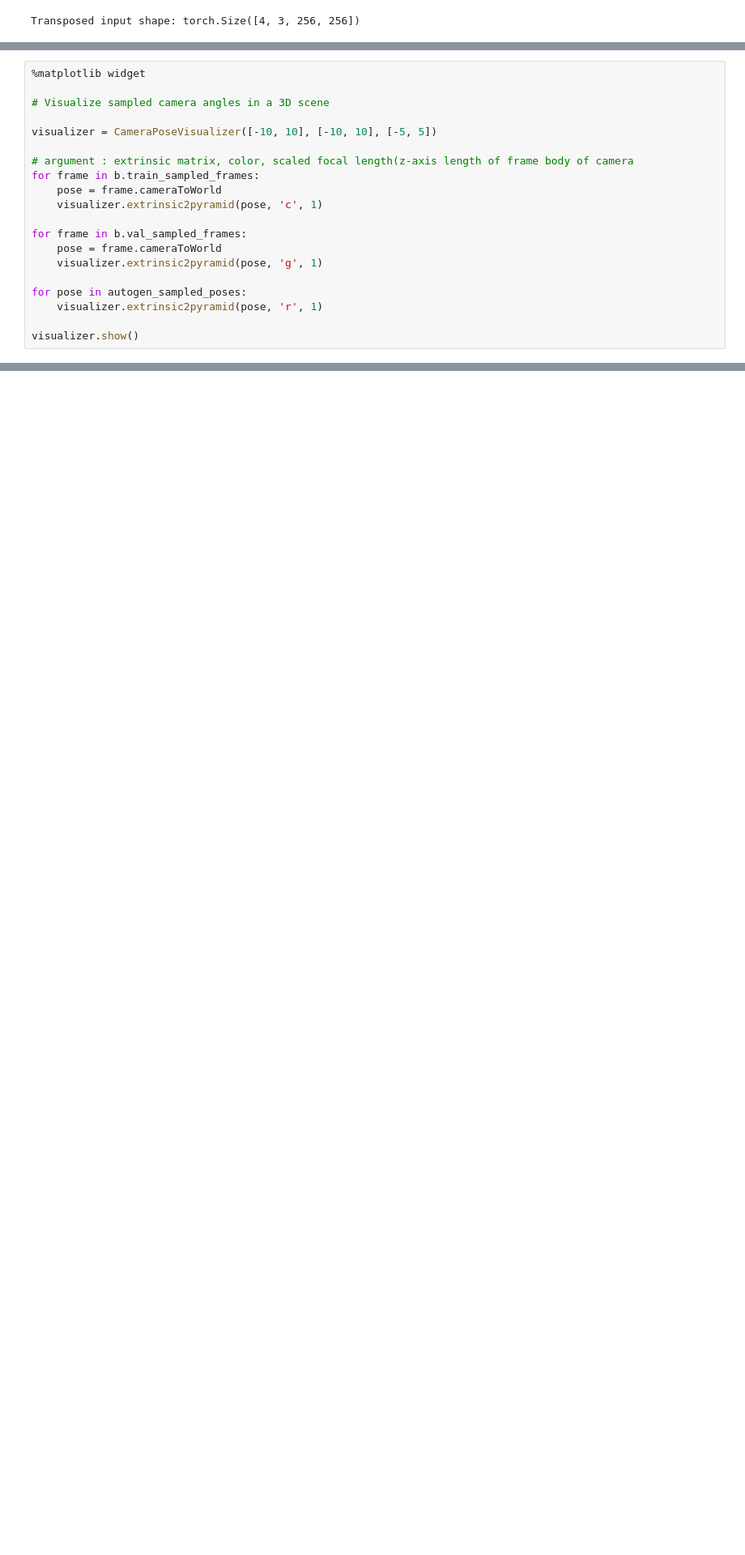
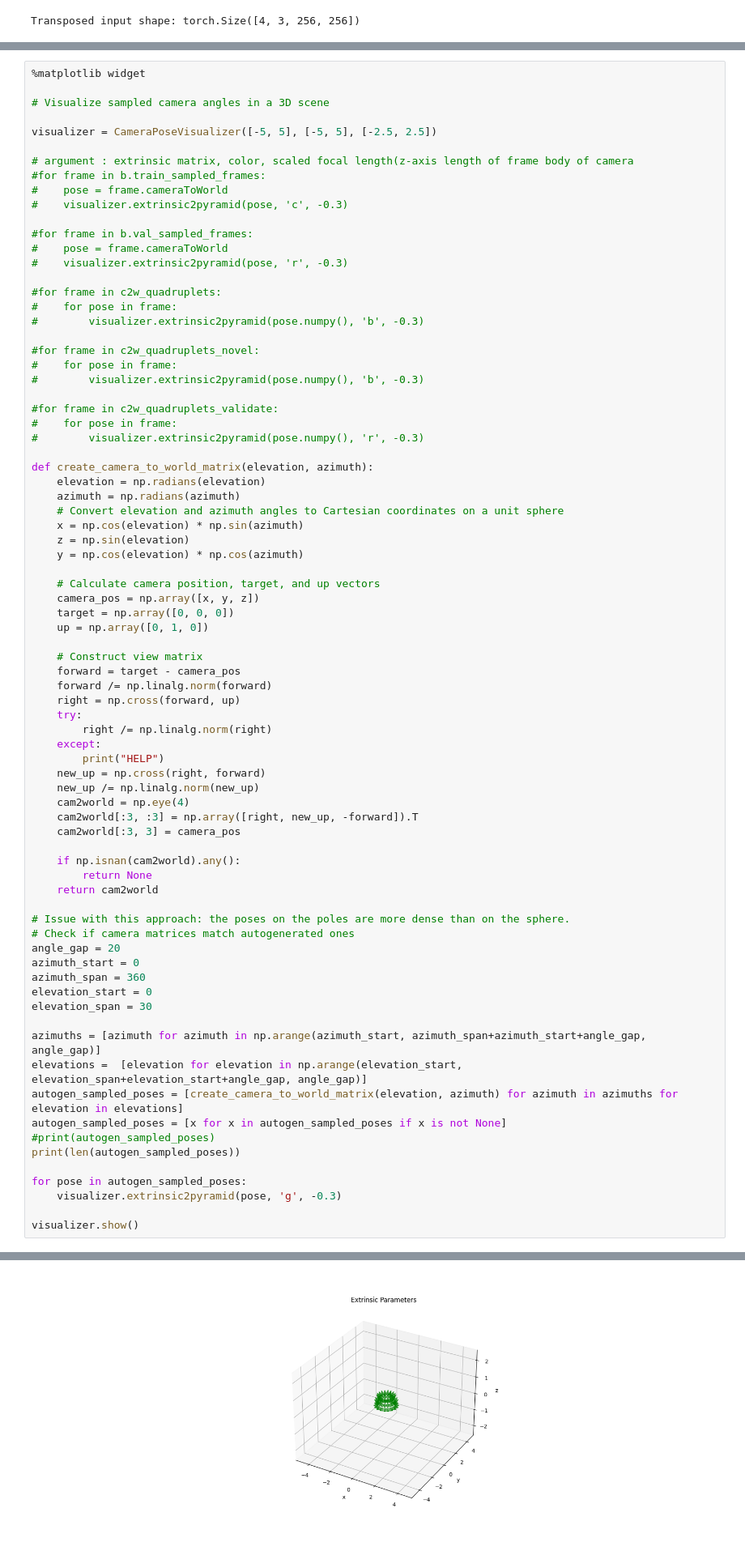
Before and after one commit to murlock1000/MVDreamInpaint, a Jupyter notebook: scripts/MVDream_Experiments.ipynb, the cells around one changed output, grey strips where cells are left out. Shown at 81% size. Cells and saved outputs as stored; diff of their text form; blank space fills up the shorter version.

```diff
--- a/scripts/MVDream_Experiments.ipynb
+++ b/scripts/MVDream_Experiments.ipynb
@@ -265,23 +355,3 @@ class CameraPoseVisualizer:
     def show(self):
         plt.title('Extrinsic Parameters')
         plt.show()
-# %%
-%matplotlib widget
-
-# Visualize sampled camera angles in a 3D scene
-
-visualizer = CameraPoseVisualizer([-10, 10], [-10, 10], [-5, 5])
-
-# argument : extrinsic matrix, color, scaled focal length(z-axis length of frame body of camera
-for frame in b.train_sampled_frames:
-    pose = frame.cameraToWorld
-    visualizer.extrinsic2pyramid(pose, 'c', 1)
-
-for frame in b.val_sampled_frames:
-    pose = frame.cameraToWorld
-    visualizer.extrinsic2pyramid(pose, 'g', 1)
-
-for pose in autogen_sampled_poses:
-    visualizer.extrinsic2pyramid(pose, 'r', 1)
-
-visualizer.show()
@@ -290,0 +377,79 @@ initialize camera pose visualizer
+# %%
+%matplotlib widget
+
+# Visualize sampled camera angles in a 3D scene
+
+visualizer = CameraPoseVisualizer([-5, 5], [-5, 5], [-2.5, 2.5])
+
+# argument : extrinsic matrix, color, scaled focal length(z-axis length of frame body of camera
+#for frame in b.train_sampled_frames:
+#    pose = frame.cameraToWorld
+#    visualizer.extrinsic2pyramid(pose, 'c', -0.3)
+
+#for frame in b.val_sampled_frames:
+#    pose = frame.cameraToWorld
+#    visualizer.extrinsic2pyramid(pose, 'r', -0.3)
+
+#for frame in c2w_quadruplets:
+#    for pose in frame:
+#        visualizer.extrinsic2pyramid(pose.numpy(), 'b', -0.3)
+
+#for frame in c2w_quadruplets_novel:
+#    for pose in frame:
+#        visualizer.extrinsic2pyramid(pose.numpy(), 'b', -0.3)
+
+#for frame in c2w_quadruplets_validate:
+#    for pose in frame:
+#        visualizer.extrinsic2pyramid(pose.numpy(), 'r', -0.3)
+
+def create_camera_to_world_matrix(elevation, azimuth):
+    elevation = np.radians(elevation)
+    azimuth = np.radians(azimuth)
+    # Convert elevation and azimuth angles to Cartesian coordinates on a unit sphere
+    x = np.cos(elevation) * np.sin(azimuth)
+    z = np.sin(elevation)
+    y = np.cos(elevation) * np.cos(azimuth)
+
+    # Calculate camera position, target, and up vectors
+    camera_pos = np.array([x, y, z])
+    target = np.array([0, 0, 0])
+    up = np.array([0, 1, 0])
+
+    # Construct view matrix
+    forward = target - camera_pos
+    forward /= np.linalg.norm(forward)
+    right = np.cross(forward, up)
+    try:
+        right /= np.linalg.norm(right)
+    except:
+        print("HELP")
+    new_up = np.cross(right, forward)
+    new_up /= np.linalg.norm(new_up)
+    cam2world = np.eye(4)
+    cam2world[:3, :3] = np.array([right, new_up, -forward]).T
+    cam2world[:3, 3] = camera_pos
+
+    if np.isnan(cam2world).any():
+        return None
+    return cam2world
+
+# Issue with this approach: the poses on the poles are more dense than on the sphere.
+# Check if camera matrices match autogenerated ones
+angle_gap = 20
+azimuth_start = 0
+azimuth_span = 360
+elevation_start = 0
+elevation_span = 30
+
+azimuths = [azimuth for azimuth in np.arange(azimuth_start, azimuth_span+azimuth_start+angle_gap, angle_gap)]
+elevations =  [elevation for elevation in np.arange(elevation_start, elevation_span+elevation_start+angle_gap, angle_gap)]
+autogen_sampled_poses = [create_camera_to_world_matrix(elevation, azimuth) for azimuth in azimuths for elevation in elevations]
+autogen_sampled_poses = [x for x in autogen_sampled_poses if x is not None]
+#print(autogen_sampled_poses)
+print(len(autogen_sampled_poses))
+
+for pose in autogen_sampled_poses:
+    visualizer.extrinsic2pyramid(pose, 'g', -0.3)
+
+visualizer.show()
+# %% [output]
@@ -291,3 +458,4 @@ initialize camera pose visualizer
+[figure, added]
 # %%
 class Args():
     model_name='sd-v2.1-base-4view'
```
Also changed, not shown: parts of 6 cells of this notebook, 1 other file.
